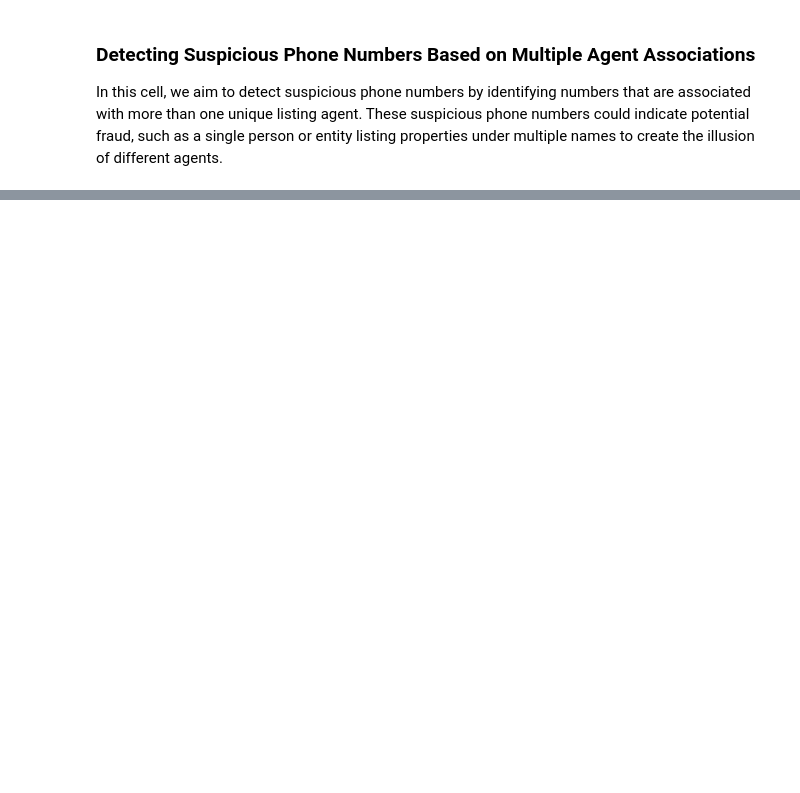
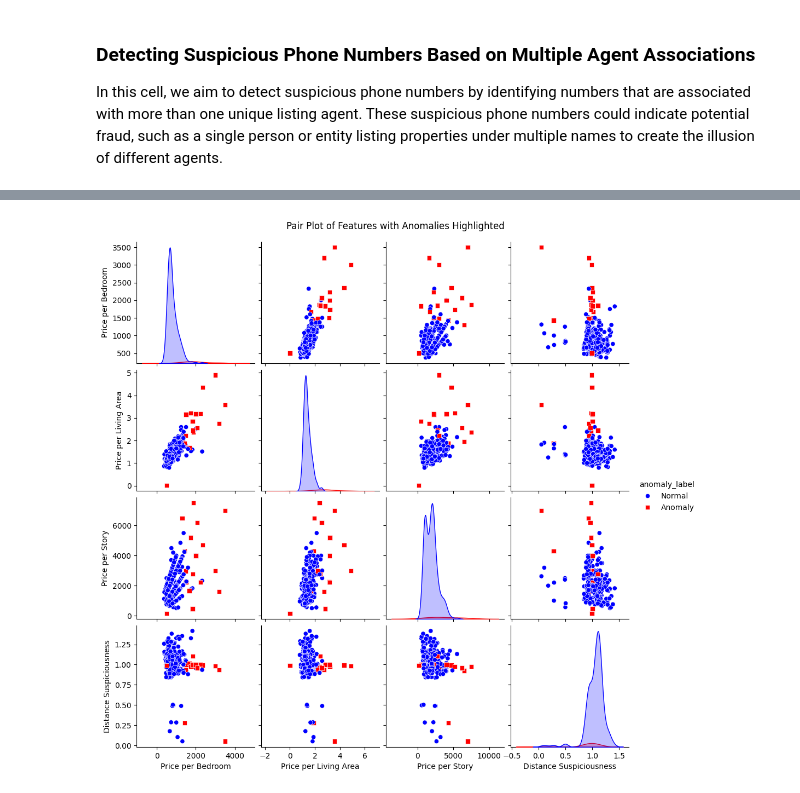
Before and after one commit to svnsvnsvn/SNARE, a Jupyter notebook: Apartment_Scam_Detection_Project.ipynb, the cells around one changed output, grey strips where cells are left out. Cells and saved outputs as stored; diff of their text form; code cells hidden in the pictures; blank space fills up the shorter version.

```diff
--- a/Apartment_Scam_Detection_Project.ipynb
+++ b/Apartment_Scam_Detection_Project.ipynb
@@ -1058,0 +535,13 @@ print(anomalous_listings.head())
+# %%
+import seaborn as sns
+
+# Add anomaly column as categorical for visualization
+final_df['anomaly_label'] = final_df['is_anomaly'].map({1: 'Anomaly', 0: 'Normal'})
+
+# Create a pair plot of key features
+sns.pairplot(final_df[['Price per Bedroom', 'Price per Living Area', 'Price per Story', 'Distance Suspiciousness', 'anomaly_label']],
+             hue='anomaly_label', palette={'Normal': 'blue', 'Anomaly': 'red'}, markers=["o", "s"])
+plt.suptitle('Pair Plot of Features with Anomalies Highlighted', y=1.02)
+plt.show()
+# %% [output]
+[figure, added]
```
Also changed, not shown: parts of 54 cells of this notebook, 1 other file.
